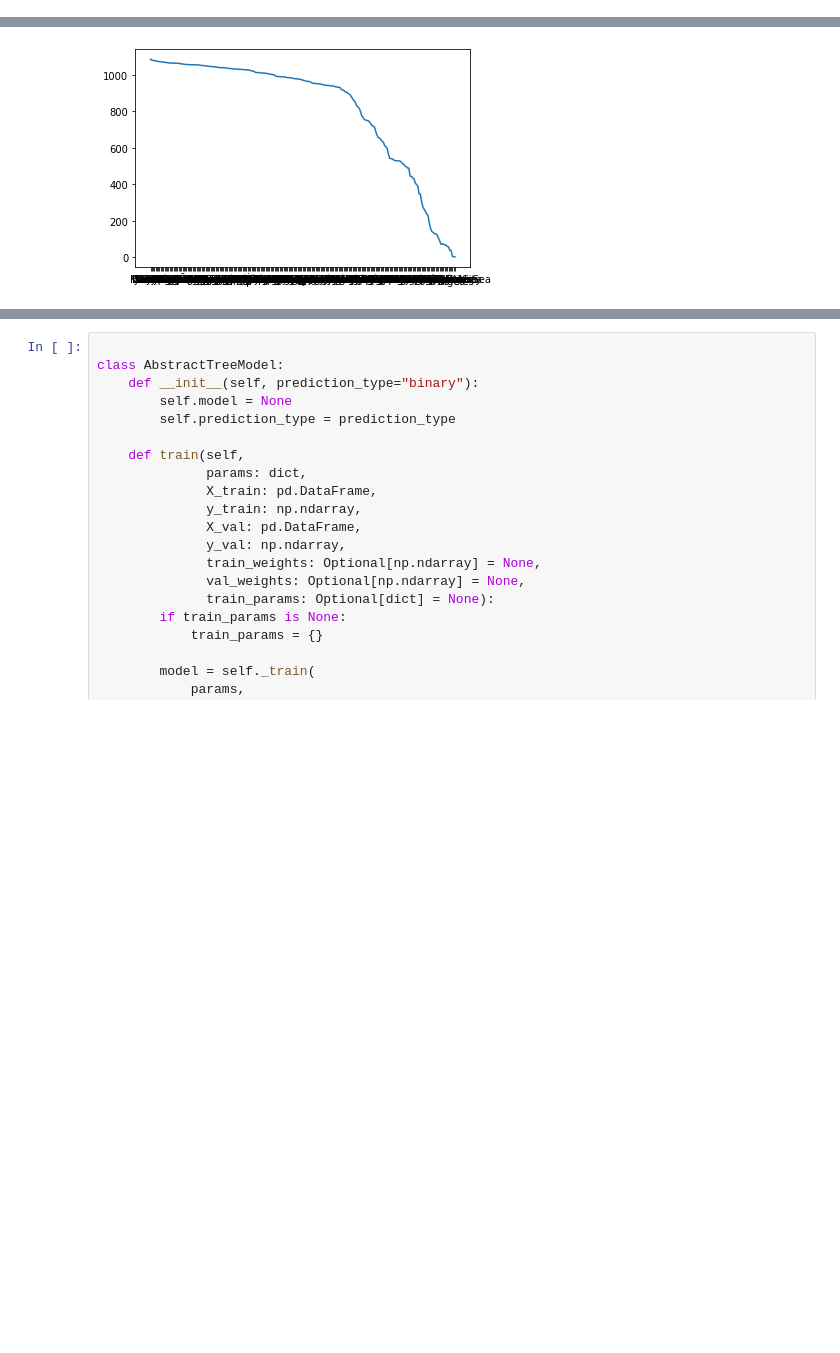
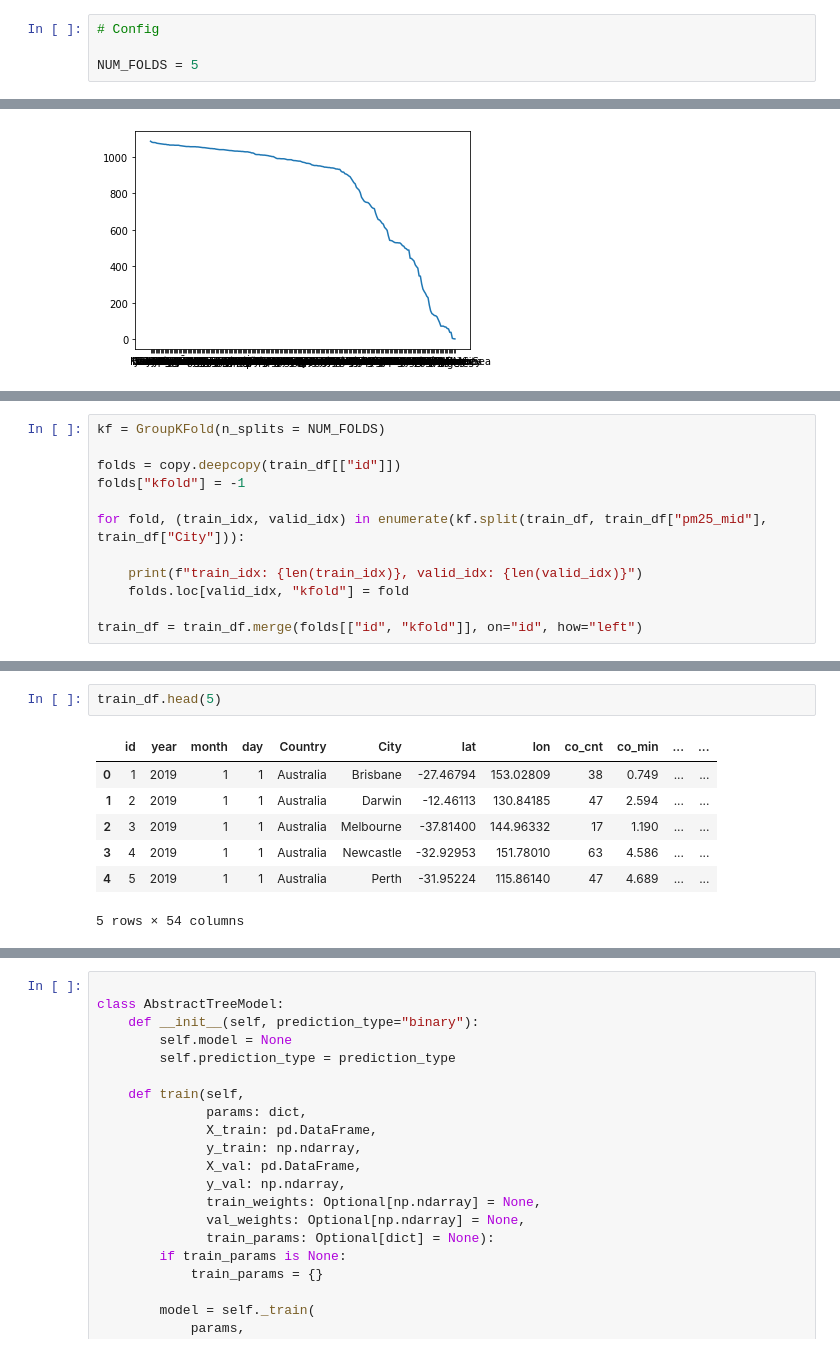
Before and after one commit to seven320/air_pollutants, a Jupyter notebook: FP001_basic.ipynb, the cells around one changed output, grey strips where cells are left out. Cells and saved outputs as stored; diff of their text form; blank space fills up the shorter version.

```diff
--- a/FP001_basic.ipynb
+++ b/FP001_basic.ipynb
@@ -109,6 +107,10 @@ if COLAB:
 train_df = pd.read_csv(os.path.join(INPUT_DIR, "train.csv"))
 test_df = pd.read_csv(os.path.join(INPUT_DIR, "test.csv"))
 sample_df = pd.read_csv(os.path.join(INPUT_DIR, "submit_sample.csv"))
+# %%
+# Config
+
+NUM_FOLDS = 5
 # %%
 #############
 ## Utility ##
@@ -214,0 +181,12 @@ array(['Adelaide', 'Sydney', 'Brussels', 'Sarajevo',
+# %%
+kf = GroupKFold(n_splits = NUM_FOLDS)
+
+folds = copy.deepcopy(train_df[["id"]])
+folds["kfold"] = -1
+
+for fold, (train_idx, valid_idx) in enumerate(kf.split(train_df, train_df["pm25_mid"], train_df["City"])):
+
+    print(f"train_idx: {len(train_idx)}, valid_idx: {len(valid_idx)}")
+    folds.loc[valid_idx, "kfold"] = fold
+
+train_df = train_df.merge(folds[["id", "kfold"]], on="id", how="left")
@@ -282,3 +270,13 @@ class LabelEncoding(AbstractFeatureTransformer):
             encoded[column] = self.encoders[column].transform(
                 input_df[column].fillna(""))
         return pd.DataFrame(encoded)
+# %%
+train_df.head(5)
+# %% [output]
+|  | id | year | month | day | Country | City | lat | lon | co_cnt | co_min | ... | ... |
+| 0 | 1 | 2019 | 1 | 1 | Australia | Brisbane | -27.46794 | 153.02809 | 38 | 0.749 | ... | ... |
+| 1 | 2 | 2019 | 1 | 1 | Australia | Darwin | -12.46113 | 130.84185 | 47 | 2.594 | ... | ... |
+| 2 | 3 | 2019 | 1 | 1 | Australia | Melbourne | -37.81400 | 144.96332 | 17 | 1.190 | ... | ... |
+| 3 | 4 | 2019 | 1 | 1 | Australia | Newcastle | -32.92953 | 151.78010 | 63 | 4.586 | ... | ... |
+| 4 | 5 | 2019 | 1 | 1 | Australia | Perth | -31.95224 | 115.86140 | 47 | 4.689 | ... | ... |
+5 rows × 54 columns
```
Also changed, not shown: parts of 17 cells of this notebook.
